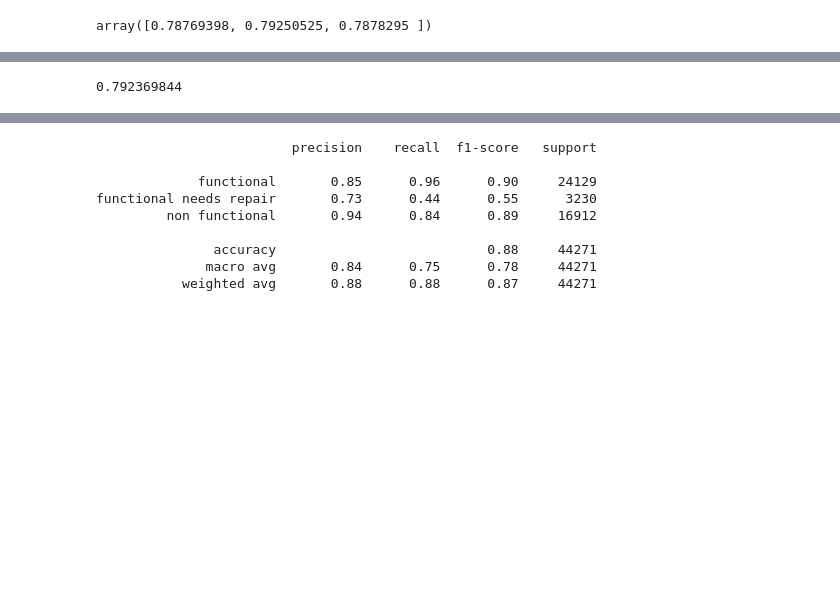
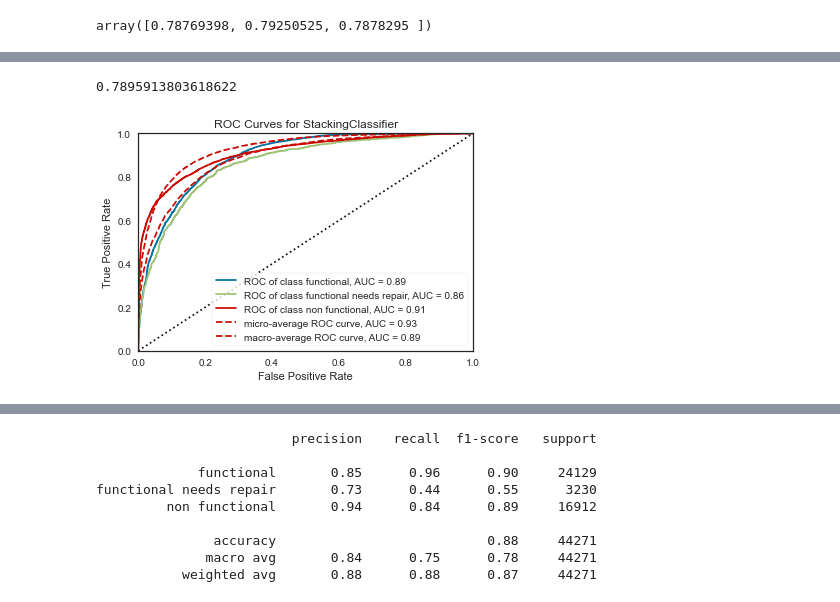
Before and after one commit to jlc0512/dsc-phase-3-project-v2-3, a Jupyter notebook: modeling_notebook.ipynb, the cells around one changed output, grey strips where cells are left out. Cells and saved outputs as stored; diff of their text form; code cells hidden in the pictures; blank space fills up the shorter version.

```diff
--- a/modeling_notebook.ipynb
+++ b/modeling_notebook.ipynb
@@ -741,5 +746,13 @@ array([0.78712592, 0.79094195, 0.79433025, 0.79783149, 0.79161961])
-# %%
-stack2_mean_cv_score = np.mean([0.78712592, 0.79094195, 0.79433025, 0.79783149, 0.79161961])
-stack2_mean_cv_score
-# %% [output]
-0.792369844
+# %%
+stack2.score(X_test, y_test)
+# %% [output]
+0.7895913803618622
+# %%
+model = stack2
+visualizer = ROCAUC(model)
+
+visualizer.fit(X_train, y_train)        # Fit the training data to the visualizer
+visualizer.score(X_test, y_test)        # Evaluate the model on the test data
+visualizer.show(outpath="images/ROC.png", dpi=300);
+# %% [output]
+[figure, added]
```
Also changed, not shown: parts of 10 cells of this notebook.
